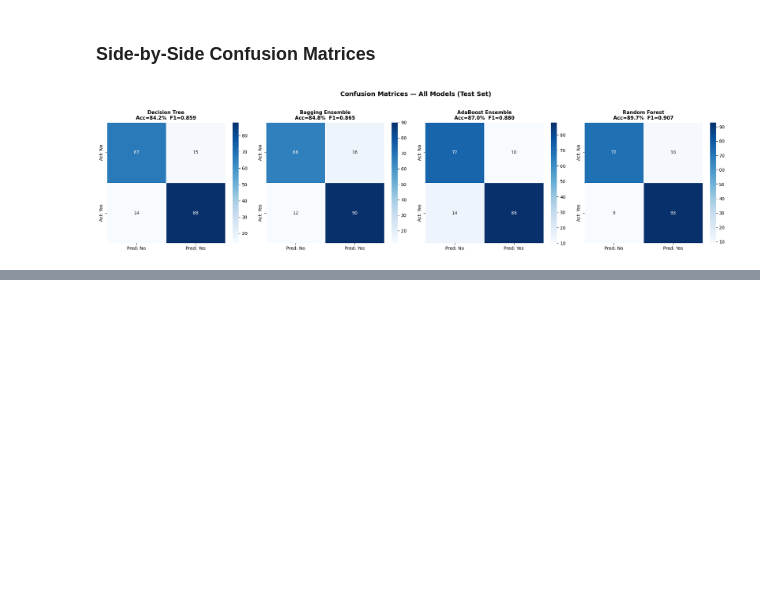
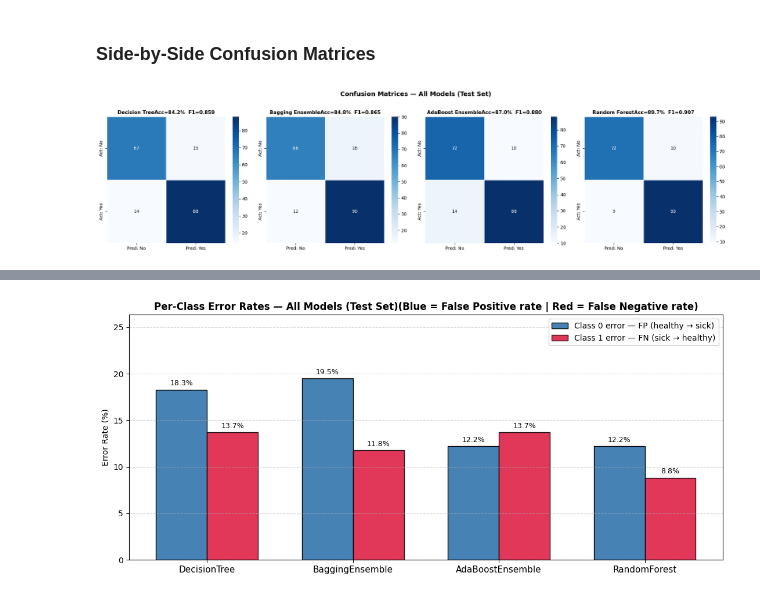
Before and after one commit to ash15764/Heart_Failure_Prediction, a Jupyter notebook: Heart_Failure_Classification.ipynb, the cells around one changed output, grey strips where cells are left out. Cells and saved outputs as stored; diff of their text form; code cells hidden in the pictures; blank space fills up the shorter version.

Commit message:
Add Most Confused Class Analysis part

```diff
--- a/Heart_Failure_Classification.ipynb
+++ b/Heart_Failure_Classification.ipynb
@@ -956,6 +914,9 @@ class AdaBoostClassifier:
             incorrect = (preds_ab != y_ab).astype(float)
             eps = np.dot(weights, incorrect)
             eps = np.clip(eps, 1e-10, 1 - 1e-10)  # avoid log(0)
+            if eps >= 0.5:
+                print(f"[AdaBoost] Early stop at round {t+1}: eps={eps:.4f} >= 0.5")
+                break
 
             # Learner Weight
             alpha = 0.5 * np.log((1 - eps) / eps)
@@ -1564,30 +1571,100 @@ plt.show()
 # %% [markdown]
 ### Side-by-Side Confusion Matrices
 # %%
-# ── Confusion Matrices — All 4 Models ────────────────────────────────────────
+# Confusion Matrices — All 4 Models
 fig, axes = plt.subplots(1, 4, figsize=(20, 5))
 
 models_info = [
     ('Decision Tree',     y_pred_dt,  axes[0]),
     ('Bagging Ensemble',  y_pred_bag, axes[1]),
     ('AdaBoost Ensemble', y_pred_ada, axes[2]),
     ('Random Forest',     y_pred_rf,  axes[3]),
 ]
 
 for name, preds, ax in models_info:
     cm = confusion_matrix(y_test, preds)
     sns.heatmap(cm, annot=True, fmt='d', cmap='Blues', ax=ax,
                 xticklabels=['Pred: No', 'Pred: Yes'],
                 yticklabels=['Act: No',  'Act: Yes'],
                 linewidths=0.5)
     acc_v = accuracy_score(y_test, preds)
     f1_v  = f1_score(y_test, preds, average='binary')
-    ax.set_title(f'{name}\nAcc={acc_v*100:.1f}%  F1={f1_v:.3f}',
+    ax.set_title(f'{name}Acc={acc_v*100:.1f}%  F1={f1_v:.3f}',
                  fontsize=11, fontweight='bold')
 
 fig.suptitle('Confusion Matrices — All Models (Test Set)',
              fontsize=14, fontweight='bold', y=1.02)
 plt.tight_layout()
 plt.show()
+
+
+# Most Confused Class Analysis — All 4 Models
+print('' + '='*70)
+print('  MOST CONFUSED CLASS ANALYSIS (per-class error rate on Test Set)')
+print('='*70)
+
+label_names = {0: 'No Heart Disease (Class 0)', 1: 'Heart Disease    (Class 1)'}
+
+confusion_summary = []
+
+for name, preds in [('Decision Tree',     y_pred_dt),
+                    ('Bagging Ensemble',  y_pred_bag),
+                    ('AdaBoost Ensemble', y_pred_ada),
+                    ('Random Forest',     y_pred_rf)]:
+    cm = confusion_matrix(y_test, preds)
+
+    # Per-class error rate = off-diagonal / total actual for that class
+    err_class0 = cm[0, 1] / cm[0].sum()   # FP rate  (healthy → sick)
+    err_class1 = cm[1, 0] / cm[1].sum()   # FN rate  (sick → healthy)
+
+    most_confused = 0 if err_class0 > err_class1 else 1
+    confusion_summary.append({
+        'model':          name,
+        'err_class0':     err_class0,
+        'err_class1':     err_class1,
+        'most_confused':  most_confused,
+    })
+
+    print(f'Model : {name}')
+    print(f'    Class 0 error rate (FP — healthy flagged as sick) : {err_class0*100:5.1f}%  |  FP={cm[0,1]:>3d}  out of {cm[0].sum():>3d} actual No')
+    print(f'    Class 1 error rate (FN — sick cleared as healthy) : {err_class1*100:5.1f}%  |  FN={cm[1,0]:>3d}  out of {cm[1].sum():>3d} actual Yes')
+    print(f'    ► Most confused class : {label_names[most_confused]}')
+
+print('' + '='*70)
+
+
+# Bar Chart: Per-Class Error Rates
+model_names_short = ['DecisionTree', 'BaggingEnsemble',
+                     'AdaBoostEnsemble', 'RandomForest']
+err0 = [s['err_class0'] * 100 for s in confusion_summary]
+err1 = [s['err_class1'] * 100 for s in confusion_summary]
+
+x  = np.arange(len(model_names_short))
+w  = 0.35
+
+fig, ax = plt.subplots(figsize=(11, 5))
+bars0 = ax.bar(x - w/2, err0, w, label='Class 0 error — FP (healthy → sick)',
+               color='steelblue', edgecolor='black')
+bars1 = ax.bar(x + w/2, err1, w, label='Class 1 error — FN (sick → healthy)',
+               color='crimson',   edgecolor='black', alpha=0.85)
+
+for bar in list(bars0) + list(bars1):
+    h = bar.get_height()
+    ax.annotate(f'{h:.1f}%',
+                xy=(bar.get_x() + bar.get_width() / 2, h),
+                xytext=(0, 3), textcoords='offset points',
+                ha='center', va='bottom', fontsize=9)
+
+ax.set_xticks(x)
+ax.set_xticklabels(model_names_short, fontsize=11)
+ax.set_ylabel('Error Rate (%)')
+ax.set_title('Per-Class Error Rates — All Models (Test Set)'
+             '(Blue = False Positive rate | Red = False Negative rate)',
+             fontsize=12, fontweight='bold')
+ax.legend(fontsize=10)
+ax.set_ylim(0, max(max(err0), max(err1)) * 1.35)
+ax.grid(axis='y', linestyle='--', alpha=0.5)
+plt.tight_layout()
+plt.show()
 # %% [output]
-[figure, old version]
+[figure, new version]
@@ -1593,0 +1691 @@ plt.show()
+[figure, added]
```
Also changed, not shown: parts of 7 cells of this notebook, 1 other file.
